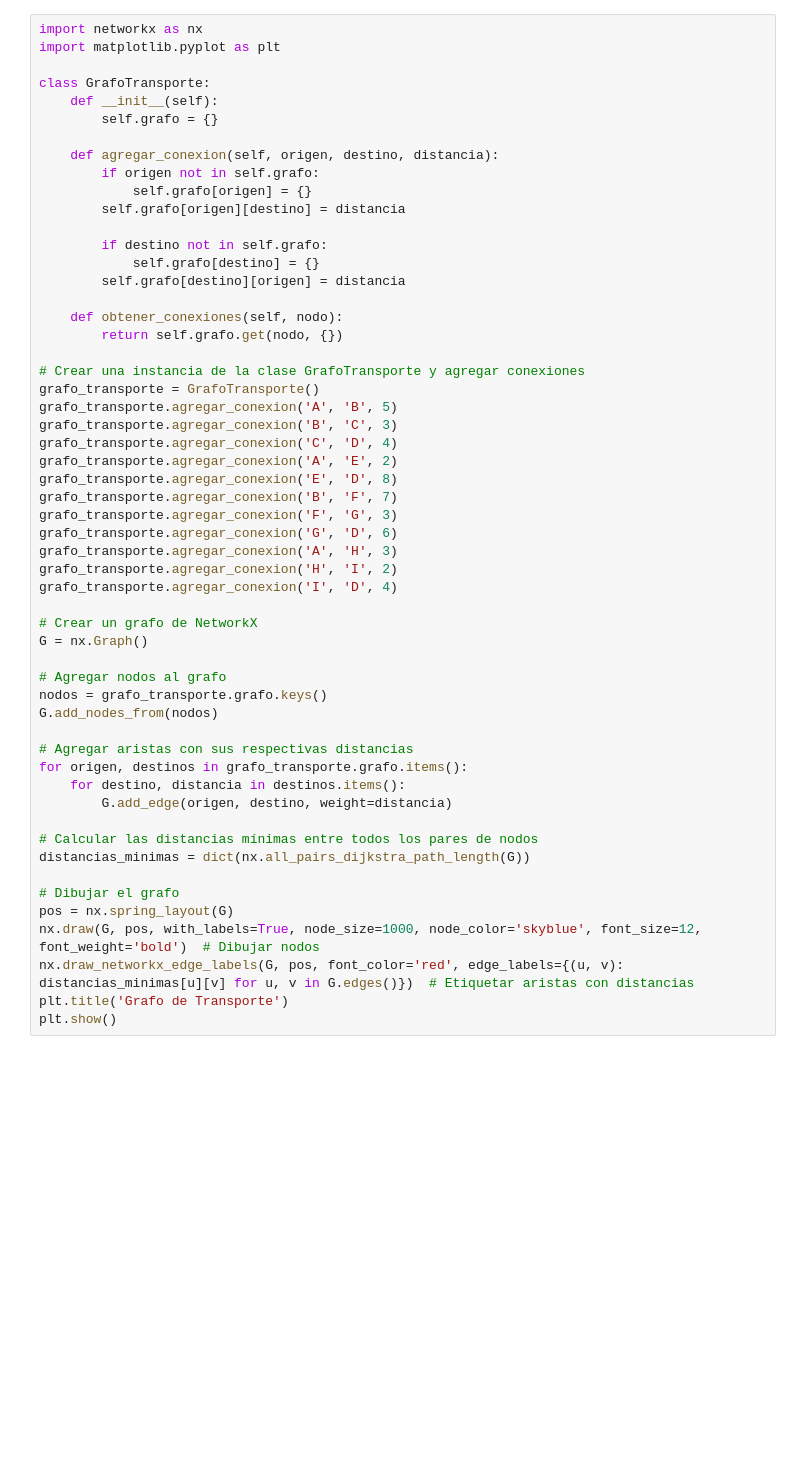
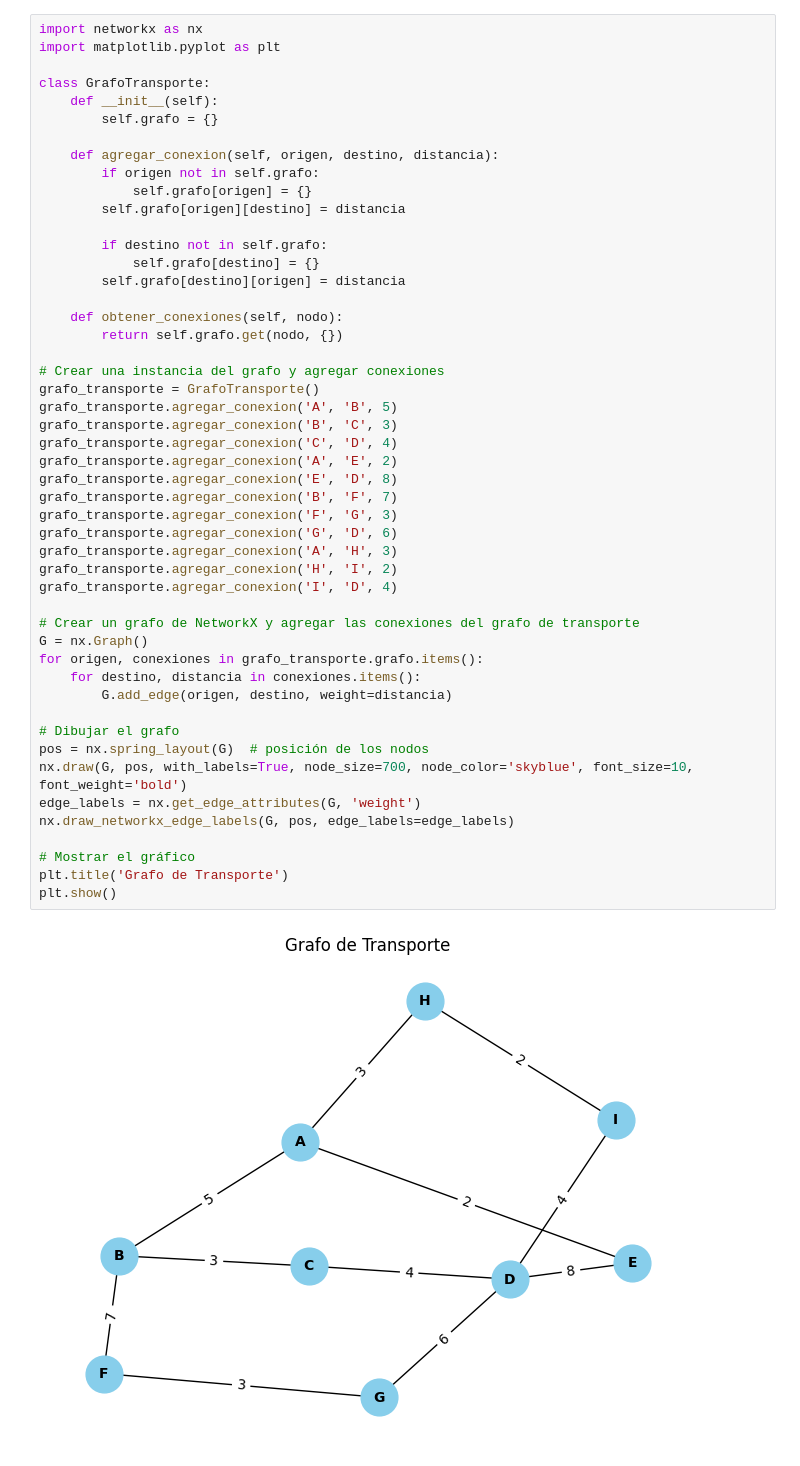
Before and after one commit to FCamiloRO/Route, a Jupyter notebook: Print_Grafo.ipynb, the cells around one changed output. Saved outputs shown, nothing was run; the diff lists cells and outputs as text; blank space fills up the shorter version.

```diff
--- a/Print_Grafo.ipynb
+++ b/Print_Grafo.ipynb
@@ -12,46 +12,42 @@ class GrafoTransporte:
         if origen not in self.grafo:
             self.grafo[origen] = {}
         self.grafo[origen][destino] = distancia
 
         if destino not in self.grafo:
             self.grafo[destino] = {}
         self.grafo[destino][origen] = distancia
 
     def obtener_conexiones(self, nodo):
         return self.grafo.get(nodo, {})
 
-# Crear una instancia de la clase GrafoTransporte y agregar conexiones
+# Crear una instancia del grafo y agregar conexiones
 grafo_transporte = GrafoTransporte()
 grafo_transporte.agregar_conexion('A', 'B', 5)
 grafo_transporte.agregar_conexion('B', 'C', 3)
 grafo_transporte.agregar_conexion('C', 'D', 4)
 grafo_transporte.agregar_conexion('A', 'E', 2)
 grafo_transporte.agregar_conexion('E', 'D', 8)
 grafo_transporte.agregar_conexion('B', 'F', 7)
 grafo_transporte.agregar_conexion('F', 'G', 3)
 grafo_transporte.agregar_conexion('G', 'D', 6)
 grafo_transporte.agregar_conexion('A', 'H', 3)
 grafo_transporte.agregar_conexion('H', 'I', 2)
 grafo_transporte.agregar_conexion('I', 'D', 4)
 
-# Crear un grafo de NetworkX
+# Crear un grafo de NetworkX y agregar las conexiones del grafo de transporte
 G = nx.Graph()
-
-# Agregar nodos al grafo
-nodos = grafo_transporte.grafo.keys()
-G.add_nodes_from(nodos)
-
-# Agregar aristas con sus respectivas distancias
-for origen, destinos in grafo_transporte.grafo.items():
-    for destino, distancia in destinos.items():
+for origen, conexiones in grafo_transporte.grafo.items():
+    for destino, distancia in conexiones.items():
         G.add_edge(origen, destino, weight=distancia)
 
-# Calcular las distancias mínimas entre todos los pares de nodos
-distancias_minimas = dict(nx.all_pairs_dijkstra_path_length(G))
+# Dibujar el grafo
+pos = nx.spring_layout(G)  # posición de los nodos
+nx.draw(G, pos, with_labels=True, node_size=700, node_color='skyblue', font_size=10, font_weight='bold')
+edge_labels = nx.get_edge_attributes(G, 'weight')
+nx.draw_networkx_edge_labels(G, pos, edge_labels=edge_labels)
 
-# Dibujar el grafo
-pos = nx.spring_layout(G)
-nx.draw(G, pos, with_labels=True, node_size=1000, node_color='skyblue', font_size=12, font_weight='bold')  # Dibujar nodos
-nx.draw_networkx_edge_labels(G, pos, font_color='red', edge_labels={(u, v): distancias_minimas[u][v] for u, v in G.edges()})  # Etiquetar aristas con distancias
+# Mostrar el gráfico
 plt.title('Grafo de Transporte')
 plt.show()
+# %% [output]
+[figure, added]
```
